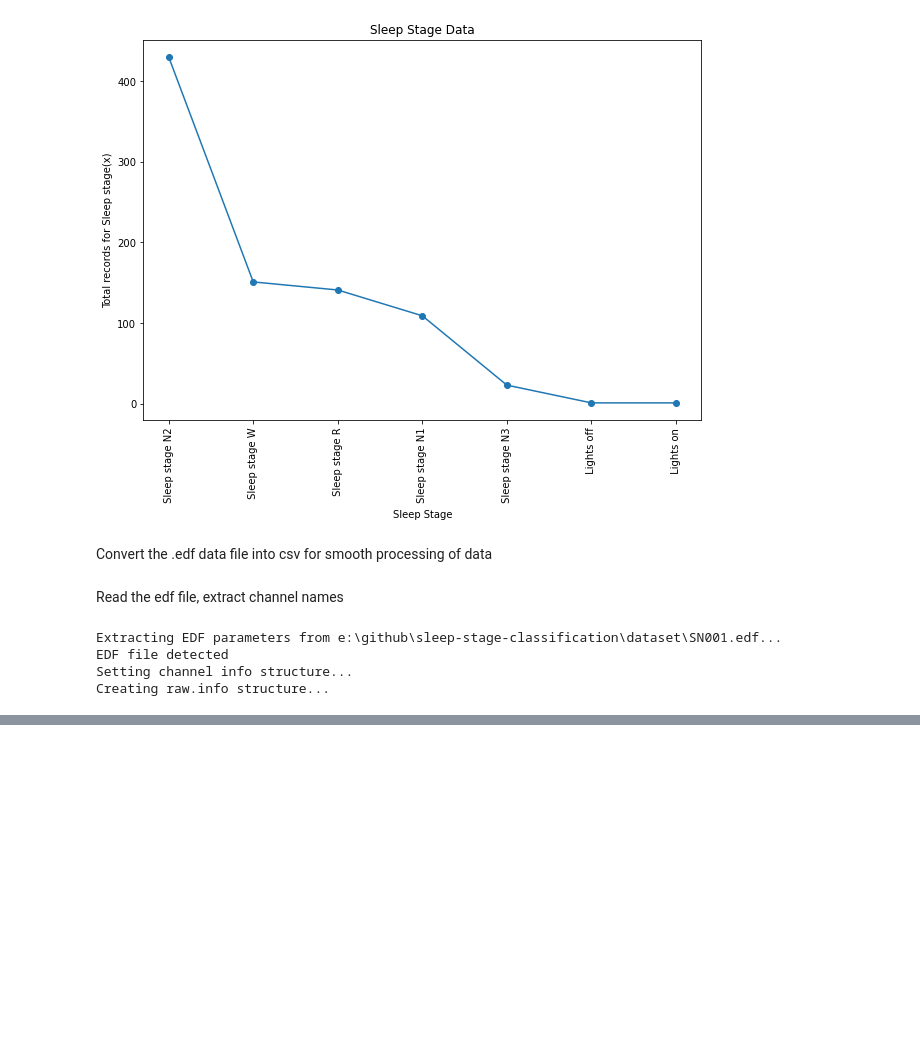
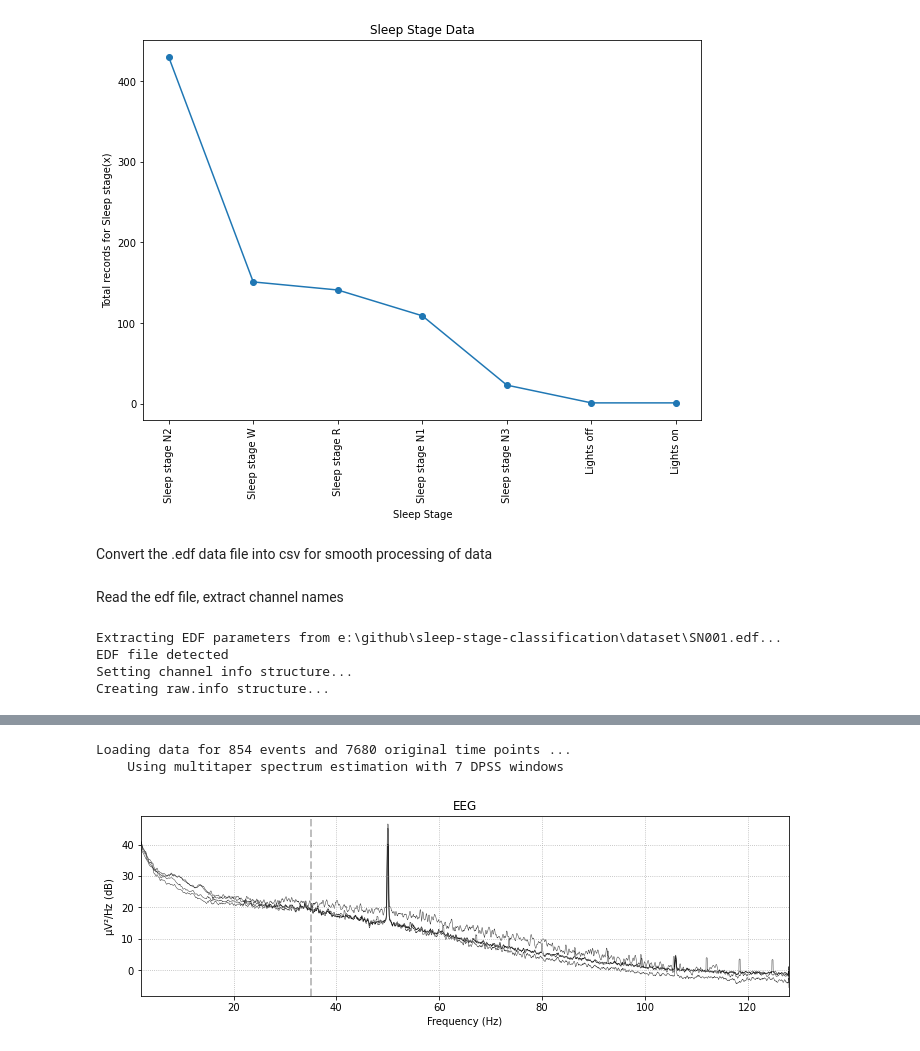
Before and after one commit to kkashish-10/sleep-stage-classification, a Jupyter notebook: sleep_stage_classification.ipynb, the cells around one changed output, grey strips where cells are left out. Saved outputs shown, nothing was run; the diff lists cells and outputs as text; code cells hidden in the pictures; blank space fills up the shorter version.

```diff
--- a/sleep_stage_classification.ipynb
+++ b/sleep_stage_classification.ipynb
@@ -99,0 +175,4 @@ savetxt('../sleep-stage-classification/dataset/SN001.csv',edf_file.get_data().T,
+# %%
+tmax = 30. - 1. / raw_train.info['sfreq']  # tmax is included
+epochs_train = Epochs(raw=raw_train, events=events_train,event_id=event_ids, tmin=0., tmax=tmax, baseline=None)
+epochs_train
@@ -99,0 +188,7 @@ savetxt('../sleep-stage-classification/dataset/SN001.csv',edf_file.get_data().T,
+# %%
+epochs_train.plot_psd(fmin=2,fmax=128,spatial_colors=True)
+show()
+# %% [output]
+Loading data for 854 events and 7680 original time points ...
+    Using multitaper spectrum estimation with 7 DPSS windows
+[figure, added]
```
Also changed, not shown: parts of 17 cells of this notebook, 2 other files.
